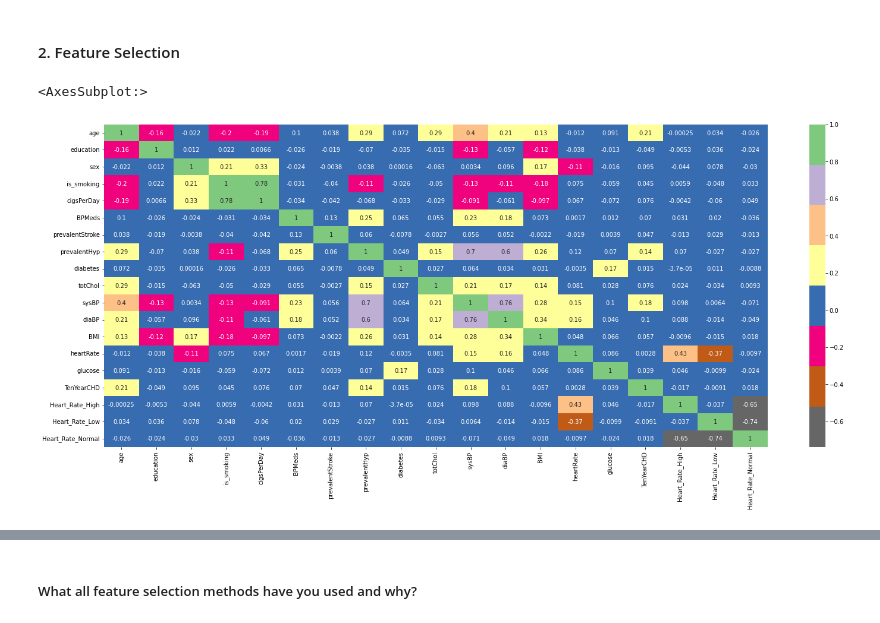
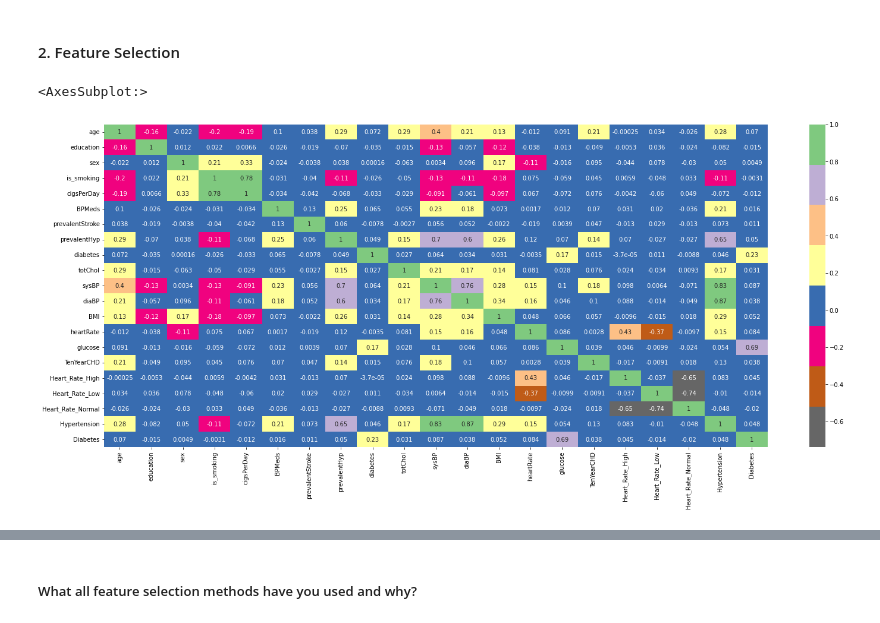
Before and after one commit to ritik1804k/Supervised-ML---Classification-Capstone-Project, a Jupyter notebook: Supervised_ML_Classification_Capstone_Project_.ipynb, the cells around one changed output, grey strips where cells are left out. Drawn from its saved outputs; the diff is of its cells as text; code cells hidden in the pictures.

```diff
--- a/Supervised_ML_Classification_Capstone_Project_.ipynb
+++ b/Supervised_ML_Classification_Capstone_Project_.ipynb
@@ -1127,9 +1128,9 @@ new_df.head()
 #### 2. Feature Selection
 # %%
 # Select your features wisely to avoid overfitting
-corr=df.corr()
+corr=new_df.corr()
 plt.figure(figsize=(25,10))
 sns.heatmap(corr,annot=True, cmap=plt.cm.Accent_r)
 # %% [output]
 <AxesSubplot:>
-[figure, old version]
+[figure, new version]
```
Also changed, not shown: parts of 49 cells of this notebook.
